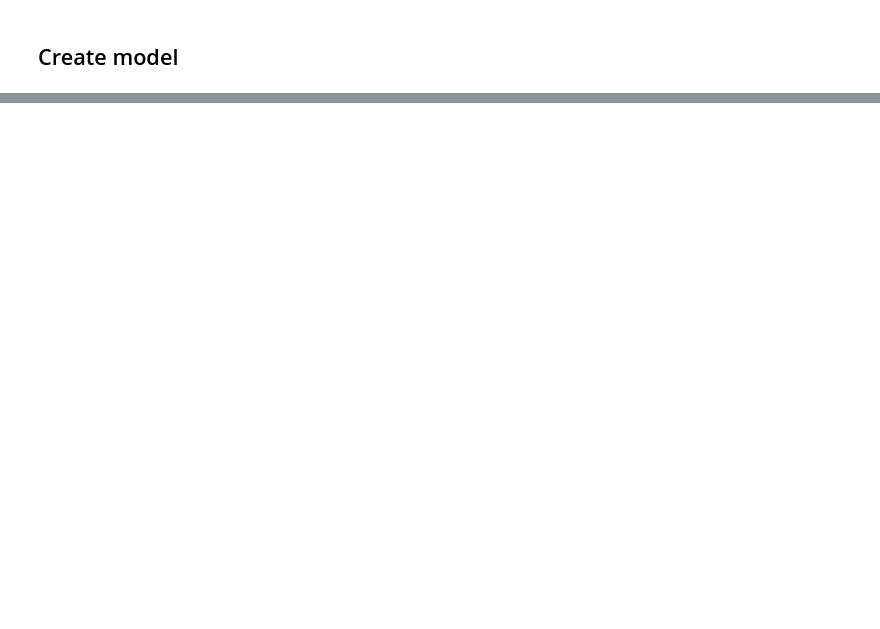
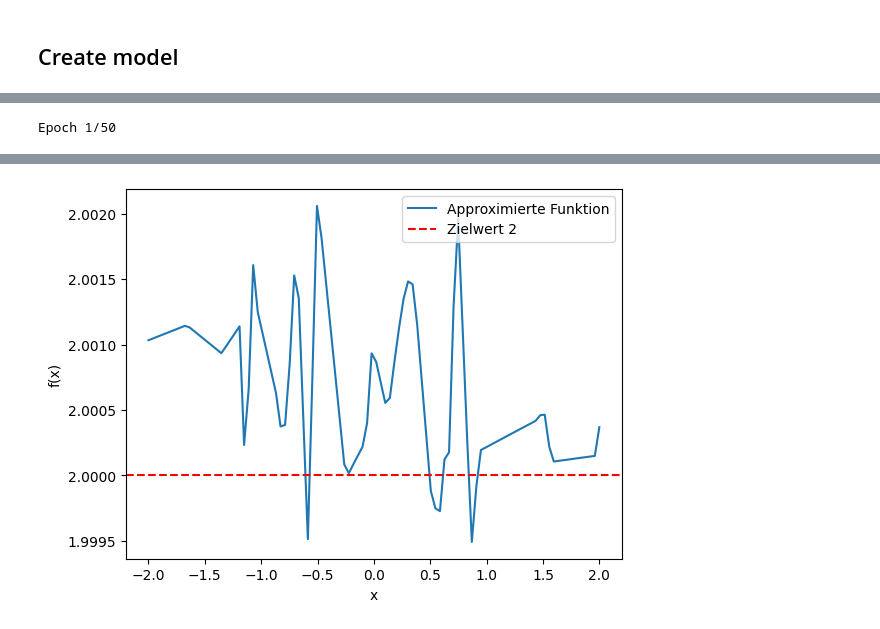
Before and after one commit to Caspar030/OptimalTransportSchmidt, a Jupyter notebook: NeuralNetwork.ipynb, the cells around one changed output, grey strips where cells are left out. Cells and saved outputs as stored; diff of their text form; code cells hidden in the pictures; blank space fills up the shorter version.

```diff
--- a/NeuralNetwork.ipynb
+++ b/NeuralNetwork.ipynb
@@ -42,0 +209,47 @@ Model: "sequential_9"
+# %%
+import numpy as np
+import tensorflow as tf
+from tensorflow.keras.models import Sequential
+from tensorflow.keras.layers import Dense
+from tensorflow.keras.optimizers import Adam
+
+# Beispiel-Optimierungsproblem: Minimierung von (x - 2)^2
+# Ziel ist es, eine Funktion f(x) zu approximieren, die dieses Problem minimiert.
+
+# Erstellen Sie einige Beispiel-Daten (unüberwachtes Lernen)
+x_train = np.random.rand(1000, 1) * 4 - 2  # Werte zwischen -2 und 2
+
+# Definieren Sie die Struktur des neuronalen Netzes
+model2 = Sequential([
+    Dense(64, activation='relu', input_shape=(1,)),
+    Dense(64, activation='relu'),
+    Dense(1)
+])
+
+# Definieren Sie die benutzerdefinierte Verlustfunktion
+def custom_loss(y_true, y_pred):
+    return tf.reduce_mean((y_pred - 2) ** 2)  # Beispiel: (f(x) - 2)^2
+
+# Kompilieren Sie das Modell mit der benutzerdefinierten Verlustfunktion
+model2.compile(optimizer=Adam(learning_rate=0.01), loss=custom_loss)
+
+# Da es sich um unüberwachtes Lernen handelt, können wir Dummy-Zielwerte verwenden (werden nicht wirklich verwendet)
+y_dummy = np.zeros_like(x_train)
+
+# Trainieren Sie das Modell
+model2.fit(x_train, y_dummy, epochs=50, batch_size=32)
+
+# Testen Sie das Modell
+x_test = np.linspace(-2, 2, 100).reshape(-1, 1)
+y_pred = model2.predict(x_test)
+
+import matplotlib.pyplot as plt
+
+plt.plot(x_test, y_pred, label='Approximierte Funktion')
+plt.axhline(2, color='r', linestyle='--', label='Zielwert 2')
+plt.xlabel('x')
+plt.ylabel('f(x)')
+plt.legend()
+plt.show()
+# %% [output]
+Epoch 1/50
@@ -42,0 +273 @@ Model: "sequential_9"
+[figure, added]
```
Also changed, not shown: parts of 10 cells of this notebook.
